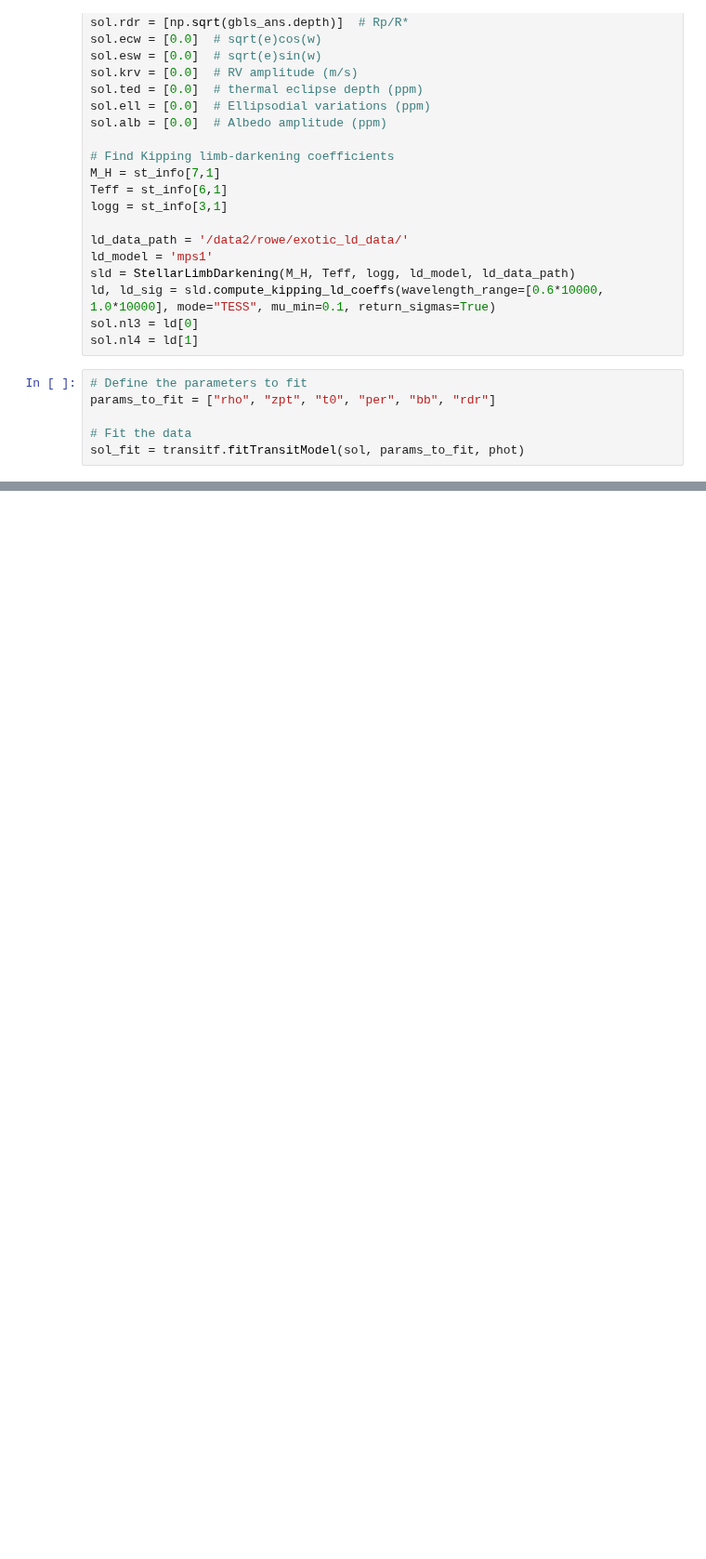
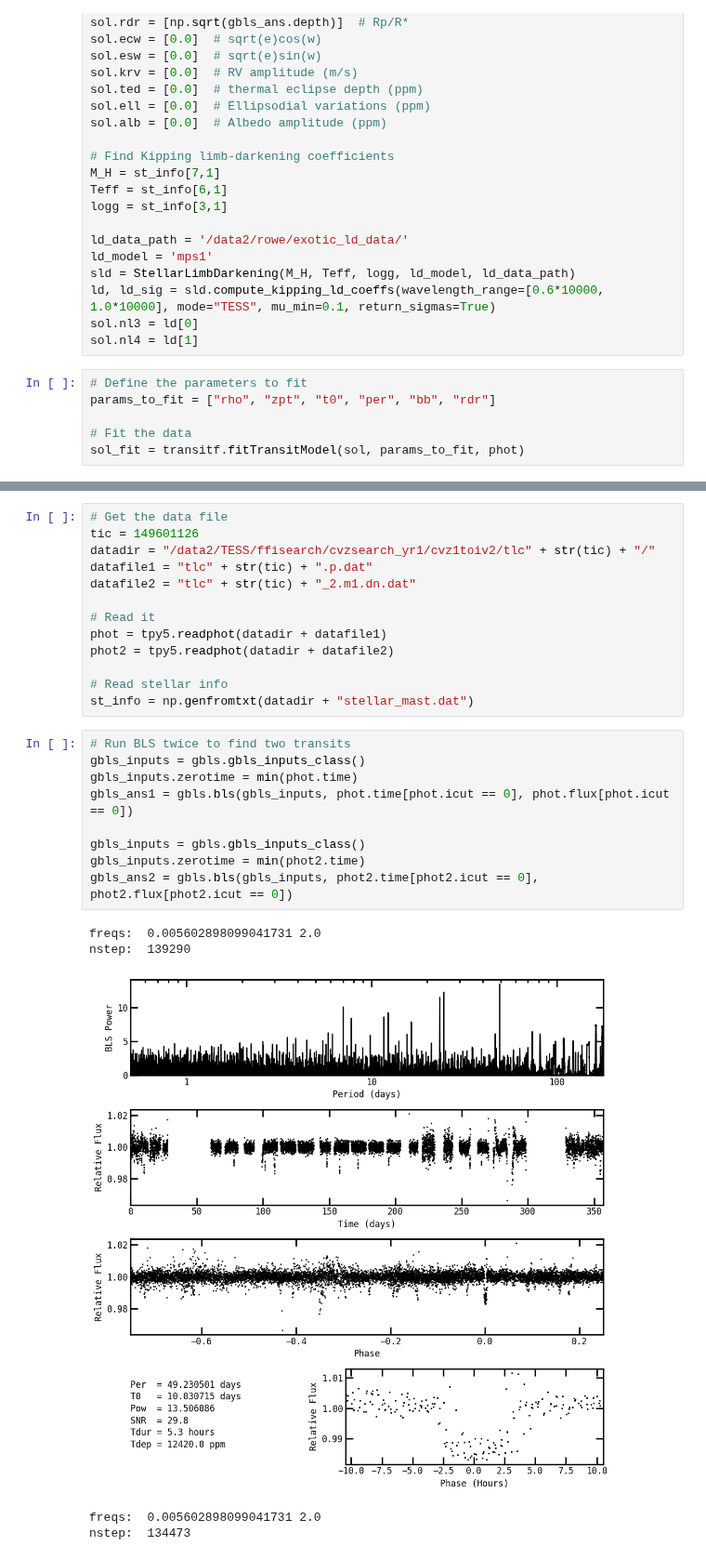
Before and after one commit to royalexis/bls_cuda, a Jupyter notebook: transit_fit_ex.ipynb, the cells around one changed output, grey strips where cells are left out. Shown at 93% size. Drawn from its saved outputs; the diff is of its cells as text; blank space fills up the shorter version.

```diff
--- a/transit_fit_ex.ipynb
+++ b/transit_fit_ex.ipynb
@@ -92,0 +95,28 @@ Albedo amplitude (ppm):               0.0 ± 0.0
+# %%
+# Get the data file
+tic = 149601126
+datadir = "/data2/TESS/ffisearch/cvzsearch_yr1/cvz1toiv2/tlc" + str(tic) + "/"
+datafile1 = "tlc" + str(tic) + ".p.dat"
+datafile2 = "tlc" + str(tic) + "_2.m1.dn.dat"
+
+# Read it
+phot = tpy5.readphot(datadir + datafile1)
+phot2 = tpy5.readphot(datadir + datafile2)
+
+# Read stellar info
+st_info = np.genfromtxt(datadir + "stellar_mast.dat")
+# %%
+# Run BLS twice to find two transits
+gbls_inputs = gbls.gbls_inputs_class()
+gbls_inputs.zerotime = min(phot.time)
+gbls_ans1 = gbls.bls(gbls_inputs, phot.time[phot.icut == 0], phot.flux[phot.icut == 0])
+
+gbls_inputs = gbls.gbls_inputs_class()
+gbls_inputs.zerotime = min(phot2.time)
+gbls_ans2 = gbls.bls(gbls_inputs, phot2.time[phot2.icut == 0], phot2.flux[phot2.icut == 0])
+# %% [output]
+freqs:  0.005602898099041731 2.0
+nstep:  139290
+[figure, added]
+freqs:  0.005602898099041731 2.0
+nstep:  134473
```
Also changed, not shown: parts of 9 cells of this notebook, 2 other files.
